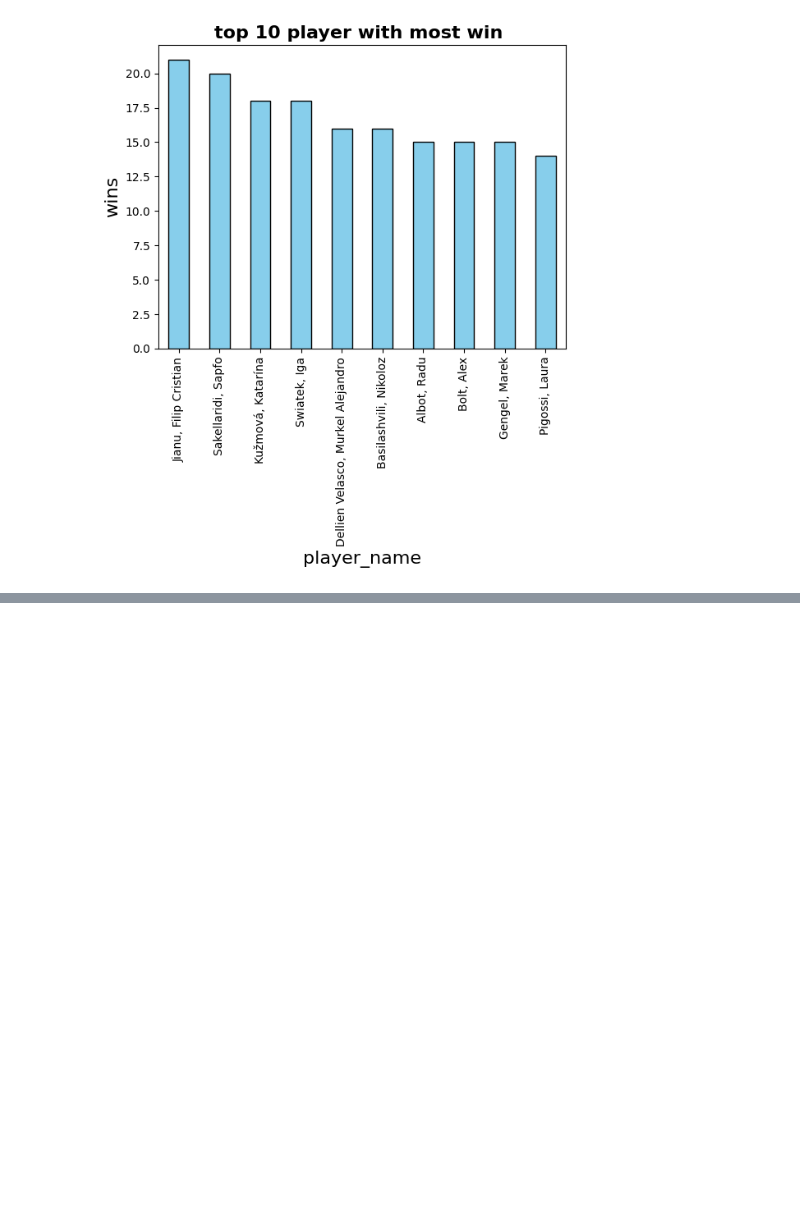
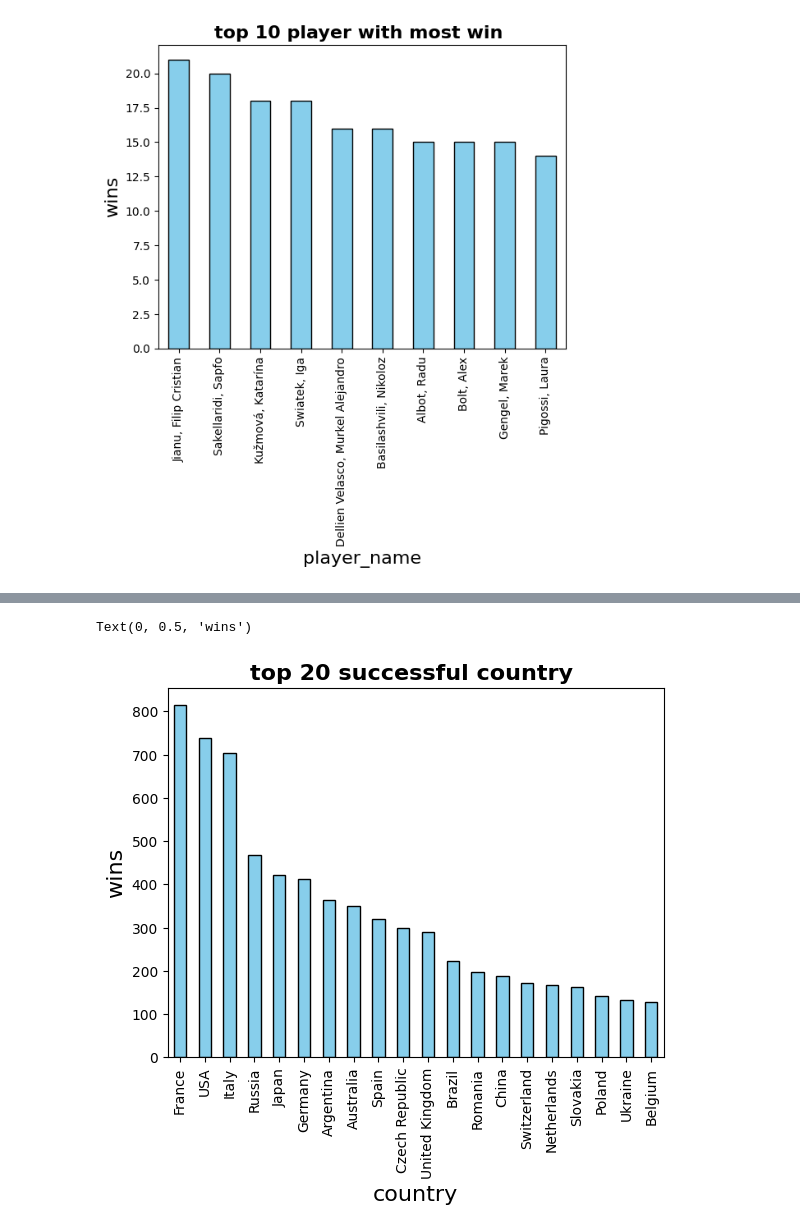
Before and after one commit to SinaNasrollahNezhad/Data-Science-Project, a Jupyter notebook: project_answer/answer_questions.ipynb, the cells around one changed output, grey strips where cells are left out. Saved outputs shown, nothing was run; the diff lists cells and outputs as text; code cells hidden in the pictures; blank space fills up the shorter version.

```diff
--- a/project_answer/answer_questions.ipynb
+++ b/project_answer/answer_questions.ipynb
@@ -109,0 +112,25 @@ Text(0, 0.5, 'wins')
+# %%
+import pandas as pd
+away_path = r"G:\learning\daneshkar\statistic and data analis\project\project_to_git\Data-Science-Project\data\proccessed_data\raw_match\away_team_all_days.parquet"
+home_path = r"G:\learning\daneshkar\statistic and data analis\project\project_to_git\Data-Science-Project\data\proccessed_data\raw_match\home_team_all_days.parquet"
+odds_path = r"G:\learning\daneshkar\statistic and data analis\project\project_to_git\Data-Science-Project\data\proccessed_data\raw_odds_parquet_all_days.parquet"
+
+away_df = pd.read_parquet(away_path)
+home_df = pd.read_parquet(home_path)
+odds_df = pd.read_parquet(odds_path)
+
+
+away_player = away_df[["match_id","full_name","country"]]
+home_player = home_df[["match_id","full_name","country"]]
+odds_winning = odds_df[["match_id","winnig"]]
+# %%
+all_players = pd.concat([home_player,away_player],ignore_index=True)
+merged_df = pd.merge(all_players,odds_winning,on="match_id")
+
+
+
+wins_df = merged_df[merged_df["winnig"] == 1]
+wins_df2 = wins_df.drop_duplicates(subset=["match_id"])
+country_wins = wins_df2.groupby("country").size().sort_values(ascending=False)
+print(f"top ten successful country are : {country_wins.head(10)}")
+print(f"most successful country is {country_wins.index[0]} with {country_wins.iloc[0]} wins")
@@ -109,0 +151,13 @@ Text(0, 0.5, 'wins')
+# %%
+import matplotlib.pyplot as plt
+top_10 = country_wins.head(20)
+
+plt.figure()
+top_10.plot(kind="bar",color="skyblue",edgecolor="black")
+
+plt.title("top 20 successful country ",fontsize=16,fontweight = "bold")
+plt.xlabel("country", fontsize=16)
+plt.ylabel("wins",fontsize=16)
+# %% [output]
+Text(0, 0.5, 'wins')
+[figure, added]
```
Also changed, not shown: parts of 7 cells of this notebook.
